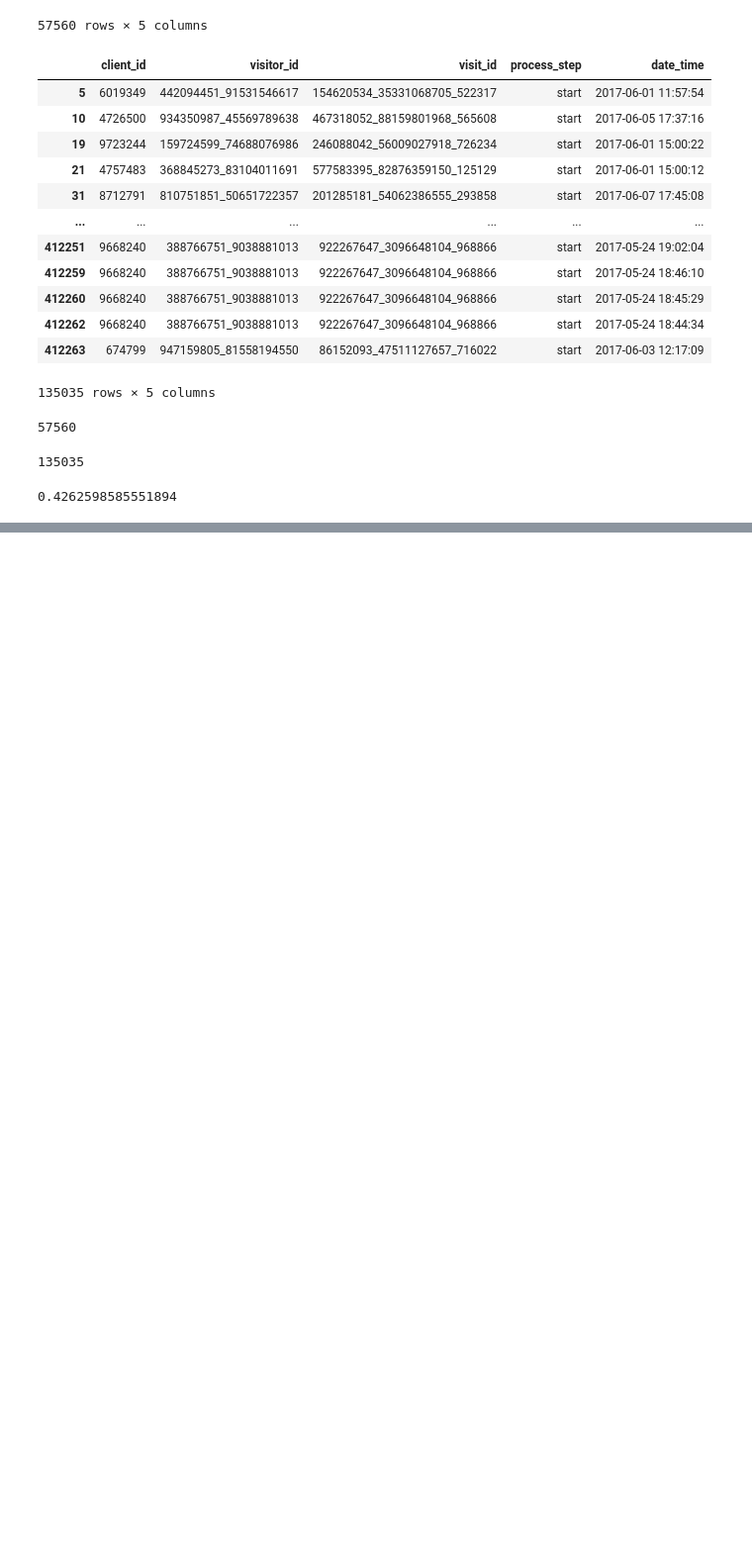
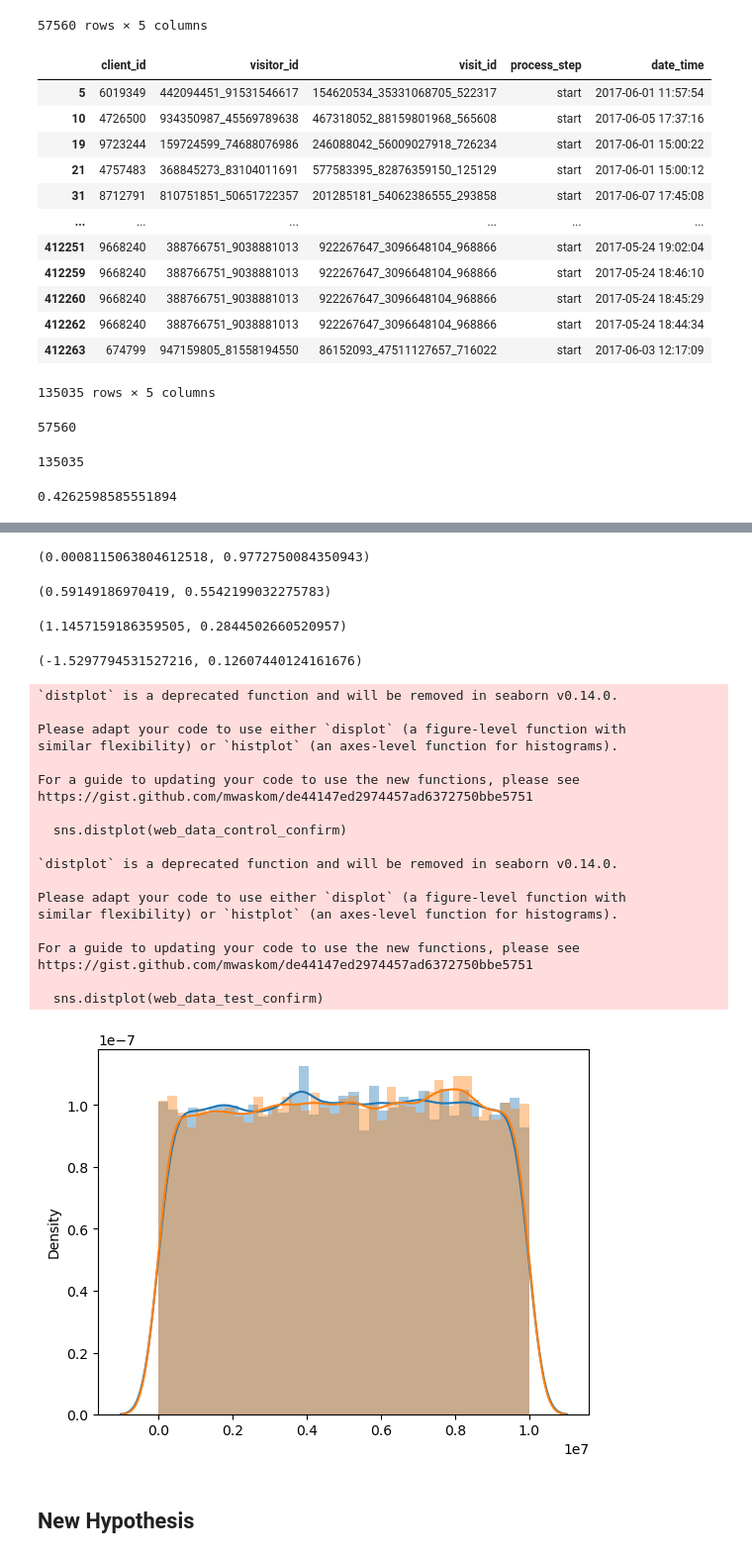
Before and after one commit to JorgeMMLRodrigues/vanguard_project, a Jupyter notebook: Main.ipynb, the cells around one changed output, grey strips where cells are left out. Shown at 99% size. Saved outputs shown, nothing was run; the diff lists cells and outputs as text; code cells hidden in the pictures; blank space fills up the shorter version.

```diff
--- a/Main.ipynb
+++ b/Main.ipynb
@@ -1063,0 +1325,61 @@ rate_confirm
+# %%
+stat_var_client_suc, p_value_var_client_suc = stats.levene(client_success_control, client_success_test)
+stat_var_client_suc, p_value_var_client_suc
+
+# p value shows that variance is not significant btw the two data
+# %% [output]
+(0.0008115063804612518, 0.9772750084350943)
+# %%
+stat_sig_client_suc, p_value_client_suc = stats.ttest_ind(client_success_control, client_success_test, equal_var=True)
+
+stat_sig_client_suc, p_value_client_suc
+
+# the p value is higher than 0.05 .  Indicates that the two groups have similar means
+# %% [output]
+(0.59149186970419, 0.5542199032275783)
+# %%
+web_data_control_confirm = list(df_web_data_control_confirm['client_id'])
+web_data_test_confirm = list(df_web_data_test_confirm['client_id'])
+# %%
+stat_var_client_cof, p_value_var_client_cof = stats.levene(web_data_control_confirm, web_data_test_confirm)
+stat_var_client_cof, p_value_var_client_cof
+
+# p value shows that variance is significantly difference btw the two data. Also see that the confrim amounts in the control variable is higher than the test.
+# %% [output]
+(1.1457159186359505, 0.2844502660520957)
+# %%
+stat_sig_client_cof, p_value_client_cof = stats.ttest_ind(web_data_control_confirm, web_data_test_confirm, equal_var=True)
+
+stat_sig_client_cof, p_value_client_cof
+
+# the p value is lower than 0.05 .  Indicates that the two groups have not similar means
+# %% [output]
+(-1.5297794531527216, 0.12607440124161676)
+# %%
+import seaborn as sns
+sns.distplot(web_data_control_confirm)
+sns.distplot(web_data_test_confirm)
+plt.show()
+# %% [output]
+`distplot` is a deprecated function and will be removed in seaborn v0.14.0.
+
+Please adapt your code to use either `displot` (a figure-level function with
+similar flexibility) or `histplot` (an axes-level function for histograms).
+
+For a guide to updating your code to use the new functions, please see
+https://gist.github.com/mwaskom/de44147ed2974457ad6372750bbe5751
+
+  sns.distplot(web_data_control_confirm)
+
+`distplot` is a deprecated function and will be removed in seaborn v0.14.0.
+
+Please adapt your code to use either `displot` (a figure-level function with
+similar flexibility) or `histplot` (an axes-level function for histograms).
+
+For a guide to updating your code to use the new functions, please see
+https://gist.github.com/mwaskom/de44147ed2974457ad6372750bbe5751
+
+  sns.distplot(web_data_test_confirm)
+[figure, added]
+# %% [markdown]
+## New Hypothesis
```
Also changed, not shown: parts of 59 cells of this notebook.
